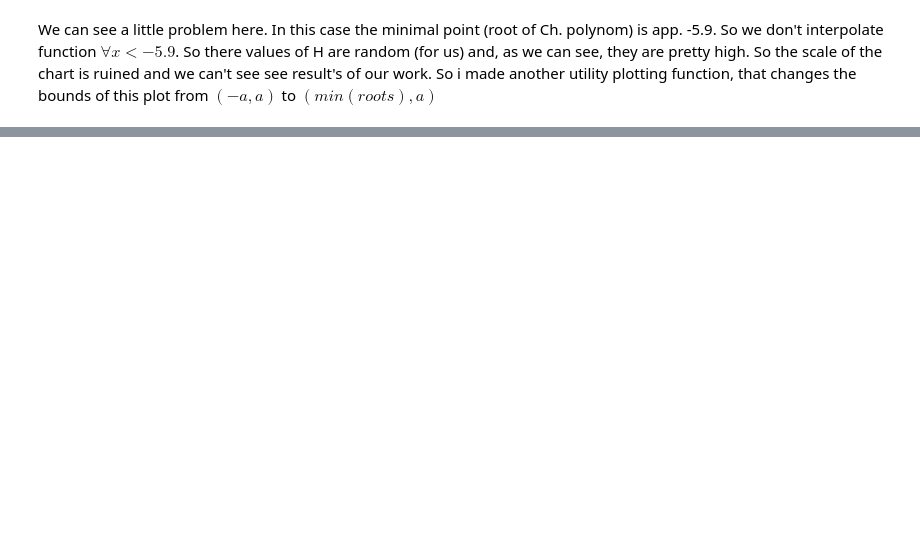
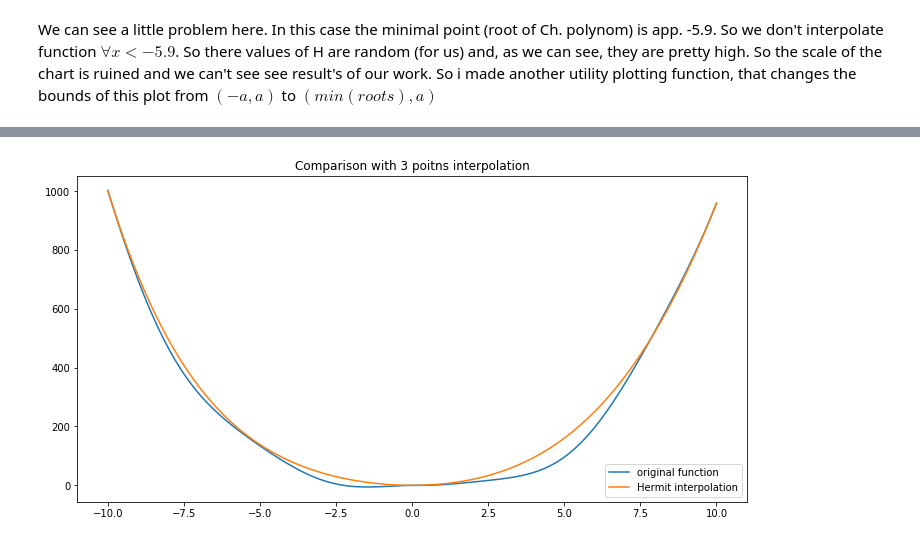
Before and after one commit to otzhora/numerical_methods-, a Jupyter notebook: sixth_task/Interpolation.ipynb, the cells around one changed output, grey strips where cells are left out. Saved outputs shown, nothing was run; the diff lists cells and outputs as text; code cells hidden in the pictures; blank space fills up the shorter version.

```diff
--- a/sixth_task/Interpolation.ipynb
+++ b/sixth_task/Interpolation.ipynb
@@ -271,5 +274,3 @@ def f_(x):
 # %%
 def h_(x):
-    if (x > 0):
-        return 3*x^2+4*np.sin(x)+4*x*np.cos(x)-2
-    return -1 * (3*x^2+4*np.sin(x)+4*x*np.cos(x)-2)
+    return np.sign(x) * (3*x**2+4*np.sin(x)+4*x*np.cos(x)-2)
@@ -402,0 +429,4 @@ plot_h_root(a, 4)
+# %%
+plot_h(a, 3, f=h, f_=h_)
+# %% [output]
+[figure, added]
```
Also changed, not shown: parts of 27 cells of this notebook.
